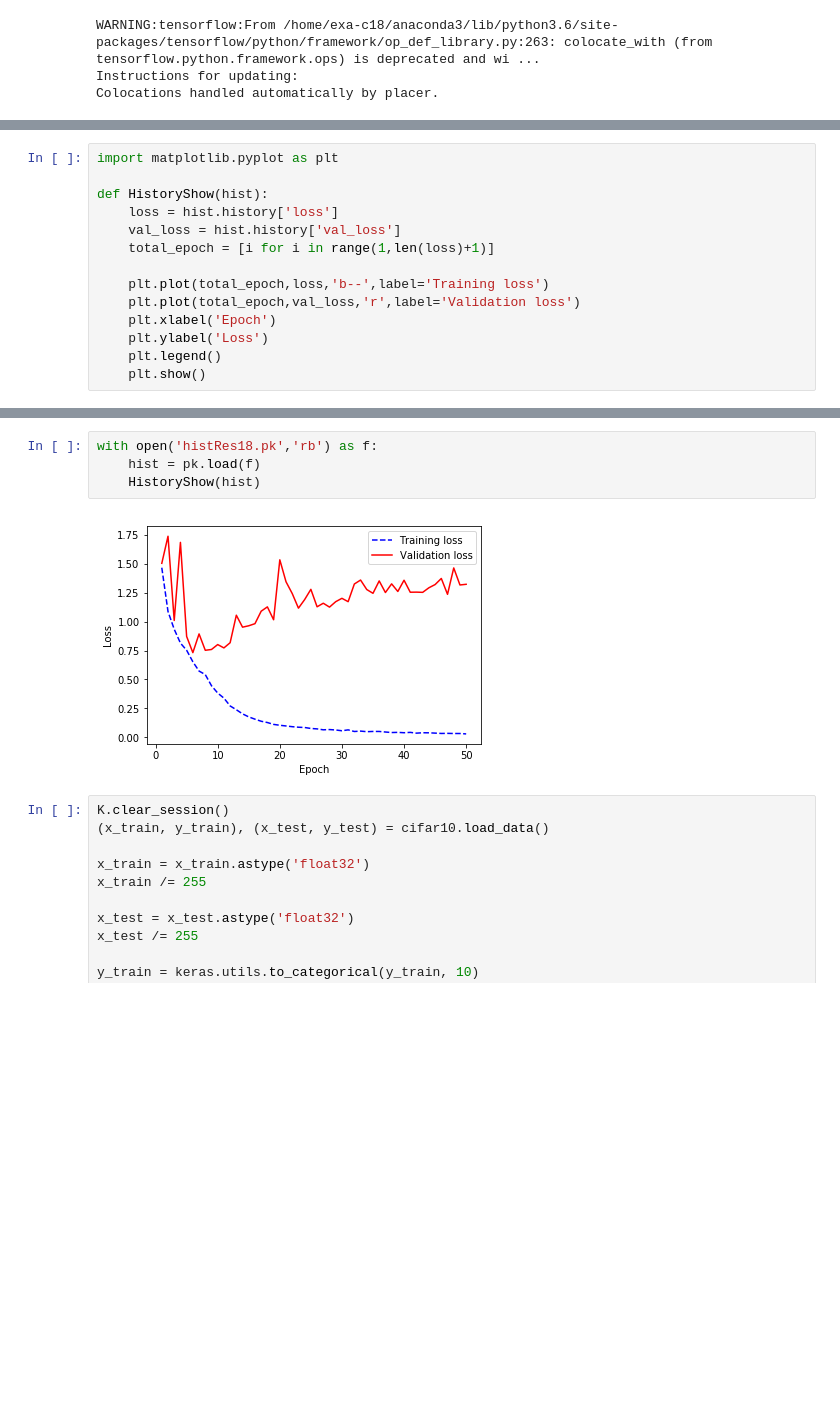
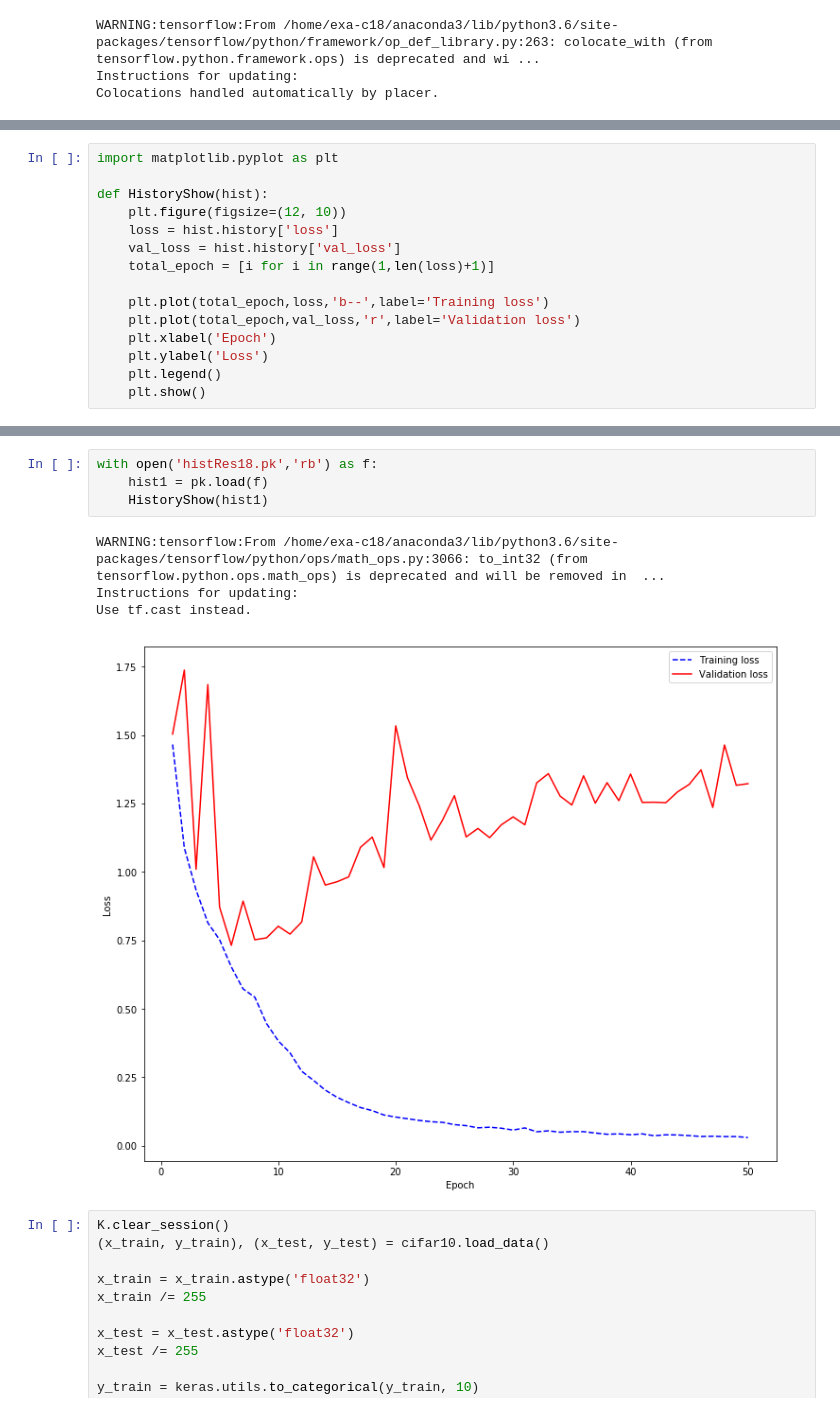
Before and after one commit to JISU-DL/Keras-ResNet, a Jupyter notebook: Resnet.ipynb, the cells around one changed output, grey strips where cells are left out. Cells and saved outputs as stored; diff of their text form; blank space fills up the shorter version.

Commit message:
Fix Graph Image  Function

```diff
--- a/Resnet.ipynb
+++ b/Resnet.ipynb
@@ -169,6 +170,7 @@ plot_model(Model(inputs,x), to_file='./image/model_plot.png', show_shapes=True,
 import matplotlib.pyplot as plt
 
 def HistoryShow(hist):
+    plt.figure(figsize=(12, 10))
     loss = hist.history['loss']
     val_loss = hist.history['val_loss']
     total_epoch = [i for i in range(1,len(loss)+1)]
@@ -218,10 +219,13 @@ with open('histRes18.pk','wb') as f:
     pk.dump(hist,f)
 # %%
 with open('histRes18.pk','rb') as f:
-    hist = pk.load(f)
-    HistoryShow(hist)
+    hist1 = pk.load(f)
+    HistoryShow(hist1)
 # %% [output]
+WARNING:tensorflow:From /home/exa-c18/anaconda3/lib/python3.6/site-packages/tensorflow/python/ops/math_ops.py:3066: to_int32 (from tensorflow.python.ops.math_ops) is deprecated and will be removed in  ...
+Instructions for updating:
+Use tf.cast instead.
-[figure, old version]
+[figure, new version]
 # %%
 K.clear_session()
 (x_train, y_train), (x_test, y_test) = cifar10.load_data()
```
Also changed, not shown: parts of 7 cells of this notebook, 2 other files.
